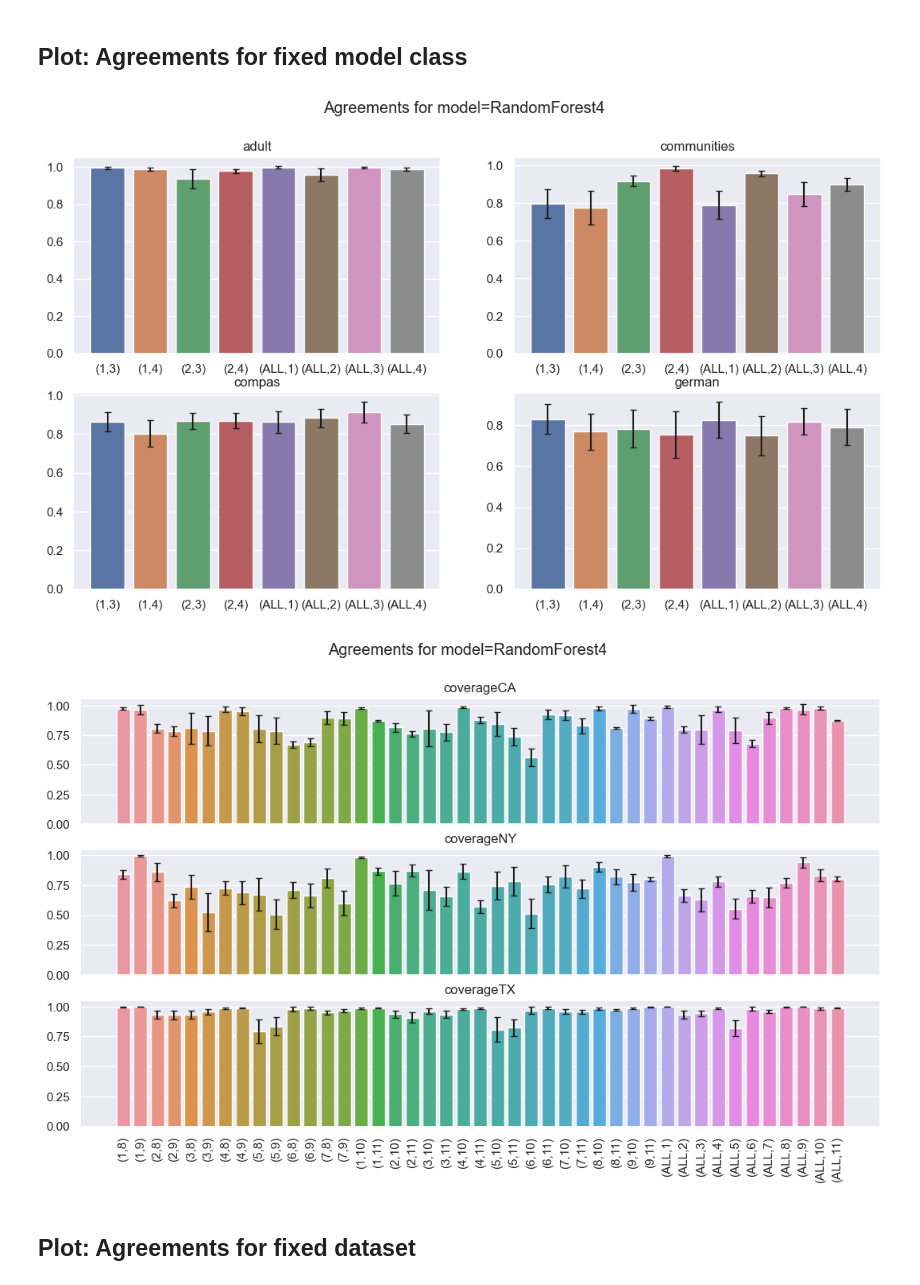
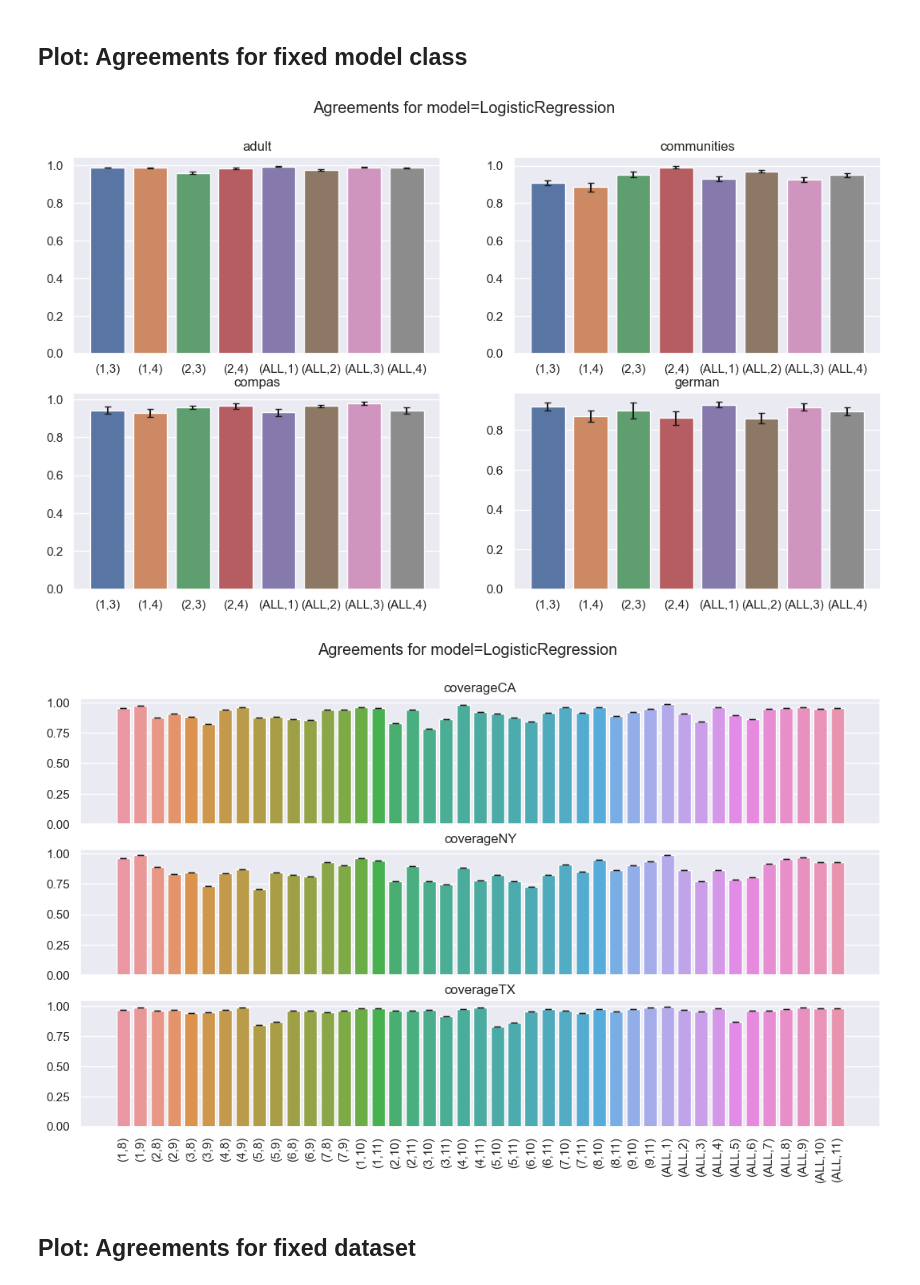
Before and after one commit to samuel-deng/tree_robust, a Jupyter notebook: analyze_results.ipynb, the cells around one changed output. Drawn from its saved outputs; the diff is of its cells as text; code cells hidden in the pictures.

```diff
--- a/analyze_results.ipynb
+++ b/analyze_results.ipynb
@@ -181,7 +182,6 @@ dataset_dfs_agree = {}
 for dataset in DATASETS:
     path = os.path.join(fixed_dataset_dir, "{}.csv".format(dataset))
     try:
-        raise FileNotFoundError
         dataset_dfs_agree[dataset] = pd.read_csv(path, index_col=0)
     except FileNotFoundError:
         if dataset in small_datasets:
@@ -196,21 +196,21 @@ for dataset in DATASETS:
 # %%
 # Plot for each model
 # Small datasets
-model = MODELS[8]
+model = MODELS[0]
 fig, axs = plt.subplots(2, 2, figsize=(13, 7))
 fig.suptitle("Agreements for model={}".format(model))
 indices = itertools.product([0, 1], [0, 1])
 
 for dataset, (i,j) in zip(small_datasets, indices):
     data = small_model_dfs_agree[model].loc[dataset]
     errs = small_model_dfs_agree[model].loc["{}_err".format(dataset)]
     sns.barplot(ax=axs[i][j], x=data.index, y=data.values)
     axs[i][j].set_title(dataset)
     axs[i][j].errorbar(x=data.index, y=data.values, yerr=errs,
                        fmt="none", c="k", capsize=3)
 plt.show()
 # %% [output]
-[figure, old version]
+[figure, new version]
 # %%
 # Large datasets
 fig, axs = plt.subplots(3, 1, figsize=(13, 7))
@@ -232,7 +232,7 @@ for i, dataset in enumerate(coverage_datasets):
         axs[i].set(xticklabels=[])
 plt.show()
 # %% [output]
-[figure, old version]
+[figure, new version]
 # %% [markdown]
 ## Plot: Agreements for fixed dataset
 # %%
```
Also changed, not shown: parts of 66 cells of this notebook, 3 other files.
